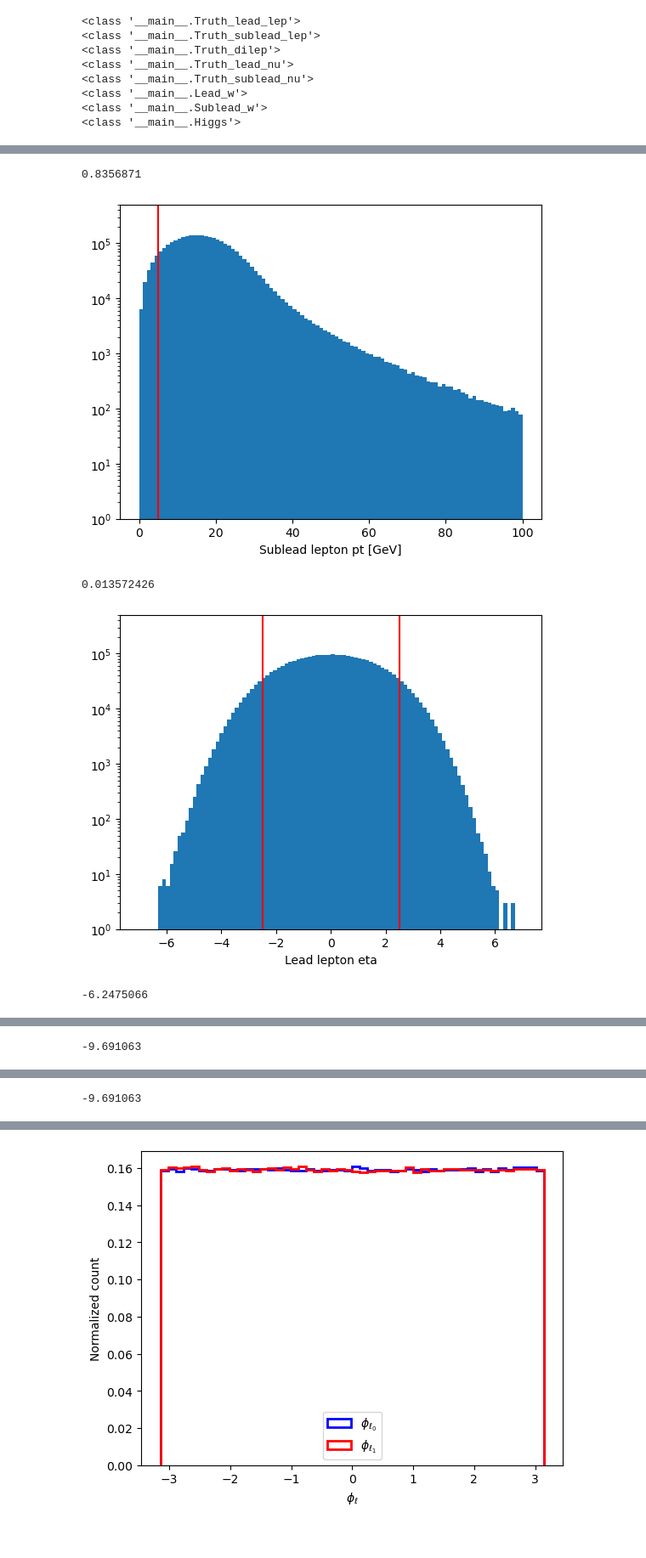
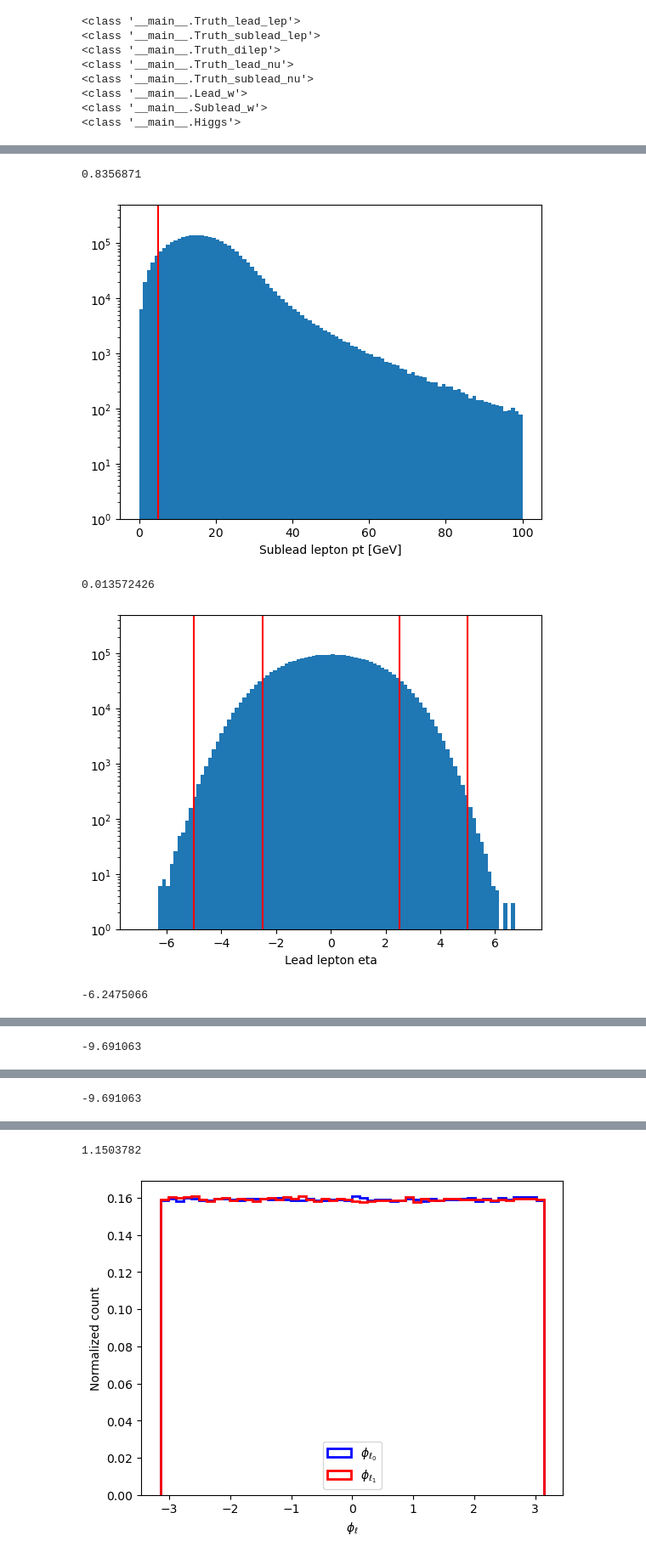
Before and after one commit to yygarypeng/QE-mls, a Jupyter notebook: 12th_trial/mc20_analysis/mc20_truth_data.ipynb, the cells around one changed output, grey strips where cells are left out. Shown at 85% size. Drawn from its saved outputs; the diff is of its cells as text; code cells hidden in the pictures.

```diff
--- a/12th_trial/mc20_analysis/mc20_truth_data.ipynb
+++ b/12th_trial/mc20_analysis/mc20_truth_data.ipynb
@@ -633,6 +639,9 @@ truth_lead_lep_car_pz = np.where(
 truth_lead_lep_car_e = np.where(
     neg_leading_car_mask, truth_lep_neg_car_e, truth_lep_pos_car_e
 )
+truth_lead_lep_car_pdgId = np.where(
+    neg_leading_car_mask, truth_lnu12_car_id[valid_ind], truth_lnu21_car_id[valid_ind]
+)
 test_plot(truth_lead_lep_car_px, "truth_lead_lep_car_px")
 test_plot(truth_lead_lep_car_pz, "truth_lead_lep_car_pz")
 
@@ -648,6 +657,9 @@ truth_sublead_lep_car_pz = np.where(
 truth_sublead_lep_car_e = np.where(
     neg_leading_car_mask, truth_lep_pos_car_e, truth_lep_neg_car_e
 )
+truth_sublead_lep_car_pdgId = np.where(
+    neg_leading_car_mask, truth_lnu21_car_id[valid_ind], truth_lnu12_car_id[valid_ind]
+)
 test_plot(truth_sublead_lep_car_px, "truth_sublead_lep_car_px")
 
 truth_lead_nu_car_px = np.where(
@@ -662,6 +674,9 @@ truth_lead_nu_car_pz = np.where(
 truth_lead_nu_car_e = np.where(
     neg_leading_car_mask, truth_nu_neg_car_e, truth_nu_pos_car_e
 )
+truth_lead_nu_car_pdgId = np.where(
+    neg_leading_car_mask, truth_lnu22_car_id[valid_ind], truth_lnu11_car_id[valid_ind]
+)
 
 truth_sublead_nu_car_px = np.where(
     neg_leading_car_mask, truth_nu_pos_car_px, truth_nu_neg_car_px
@@ -675,7 +690,9 @@ truth_sublead_nu_car_pz = np.where(
 truth_sublead_nu_car_e = np.where(
     neg_leading_car_mask, truth_nu_pos_car_e, truth_nu_neg_car_e
 )
-
+truth_sublead_nu_car_pdgId = np.where(
+    neg_leading_car_mask, truth_lnu11_car_id[valid_ind], truth_lnu22_car_id[valid_ind]
+)
 test_plot(truth_lead_nu_car_e, "truth_lead_nu_car_e")
 # %% [output]
 [figure]
@@ -730,6 +747,7 @@ class Truth_lead_lep:
     phi = phi(px, py)
     p4 = np.array([px, py, pz, energy]).T
     p3 = np.array([px, py, pz]).T
+    pdgId = truth_lead_lep_pdgId
 
 
 @dataclass
@@ -743,6 +761,7 @@ class Truth_sublead_lep:
     phi = phi(px, py)
     p4 = np.array([px, py, pz, energy]).T
     p3 = np.array([px, py, pz]).T
+    pdgId = truth_sublead_lep_pdgId
 
 
 @dataclass
@@ -774,6 +793,7 @@ class Truth_lead_nu:
     phi = phi(px, py)
     p4 = np.array([px, py, pz, energy]).T
     p3 = np.array([px, py, pz]).T
+    pdgId = truth_lead_nu_pdgId
 
 
 @dataclass
@@ -787,6 +807,7 @@ class Truth_sublead_nu:
     phi = phi(px, py)
     p4 = np.array([px, py, pz, energy]).T
     p3 = np.array([px, py, pz]).T
+    pdgId = truth_sublead_nu_pdgId
 
 
 @dataclass
@@ -800,6 +821,7 @@ class Truth_lead_lep_CAR:
     phi = phi(px, py)
     p4 = np.array([px, py, pz, energy]).T
     p3 = np.array([px, py, pz]).T
+    pdgId = truth_lead_lep_car_pdgId
 
 
 @dataclass
@@ -844,6 +866,7 @@ class Truth_lead_nu_CAR:
     phi = phi(px, py)
     p4 = np.array([px, py, pz, energy]).T
     p3 = np.array([px, py, pz]).T
+    pdgId = truth_lead_nu_car_pdgId
 
 
 @dataclass
@@ -857,6 +880,7 @@ class Truth_sublead_nu_CAR:
     phi = phi(px, py)
     p4 = np.array([px, py, pz, energy]).T
     p3 = np.array([px, py, pz]).T
+    pdgId = truth_sublead_nu_car_pdgId
 
 
 @dataclass
@@ -871,6 +895,7 @@ class Lead_w:
     m = truth_lead_w_m * GEV
     p4 = np.array([px, py, pz, energy]).T
     p3 = np.array([px, py, pz]).T
+    pdgId = truth_lead_w_pdgId
 
 
 @dataclass
@@ -885,6 +910,7 @@ class Sublead_w:
     m = truth_sublead_w_m * GEV
     p4 = np.array([px, py, pz, energy]).T
     p3 = np.array([px, py, pz]).T
+    pdgId = truth_sublead_w_pdgId
 
 
 @dataclass
@@ -995,35 +1036,48 @@ plt.show()
 print(Truth_sublead_lep_CAR.pt.min())
 
 plt.hist(Truth_lead_lep_CAR.eta, bins=np.linspace(-7,7,101))
+plt.vlines(5, 0, 1e10, colors='r')
 plt.vlines(2.5, 0, 1e10, colors='r')
 plt.vlines(-2.5, 0, 1e10, colors='r')
+plt.vlines(-5, 0, 1e10, colors='r')
 plt.semilogy()
 plt.ylim(1, 5e5)
 plt.xlabel("Lead lepton eta")
 plt.show()
 print(Truth_lead_lep_CAR.eta.min())
 
 plt.hist(Truth_sublead_lep_CAR.eta, bins=np.linspace(-7,7,101))
+plt.vlines(5, 0, 1e10, colors='r')
 plt.vlines(2.5, 0, 1e10, colors='r')
 plt.vlines(-2.5, 0, 1e10, colors='r')
+plt.vlines(-5, 0, 1e10, colors='r')
 plt.semilogy()
 plt.ylim(1, 5e5)
 plt.xlabel("Sublead lepton eta")
 plt.show()
 print(Truth_sublead_lep_CAR.eta.min())
 
 plt.hist(Truth_dilep_CAR.m, bins=np.linspace(0,120,101))
 # plt.vlines(2.5, 0, 1e10, colors='r')
-# plt.vlines(-2.5, 0, 1e10, colors='r')
+plt.vlines(10, 0, 1e10, colors='r')
 plt.semilogy()
 plt.ylim(1, 5e5)
 plt.xlabel("Dilepton mass [GeV]")
 plt.show()
 print(Truth_sublead_lep_CAR.eta.min())
+
+miss_pt = Truth_lead_nu_CAR.pt + Truth_sublead_nu_CAR.pt
+plt.hist(miss_pt, bins=np.linspace(0, 100, 101))
+plt.vlines(20, 0, 1e10, colors='r')
+plt.semilogy()
+plt.ylim(1, 5e5)
+plt.xlabel("Missing pt [GeV]")
+plt.show()
+print(miss_pt.min())
 # %% [output]
 [figure]
 0.8356871
 [figure]
 0.013572426
-[figure, old version]
+[figure, new version]
 -6.2475066
@@ -1034,3 +1089,4 @@ print(Truth_sublead_lep_CAR.eta.min())
+1.1503782
 # %%
 fig = plt.Figure(figsize=(12, 6), dpi=120)
 bins_edge = np.linspace(-np.pi, np.pi, 51)
```
Also changed, not shown: parts of 3 cells of this notebook, 28 other files.
